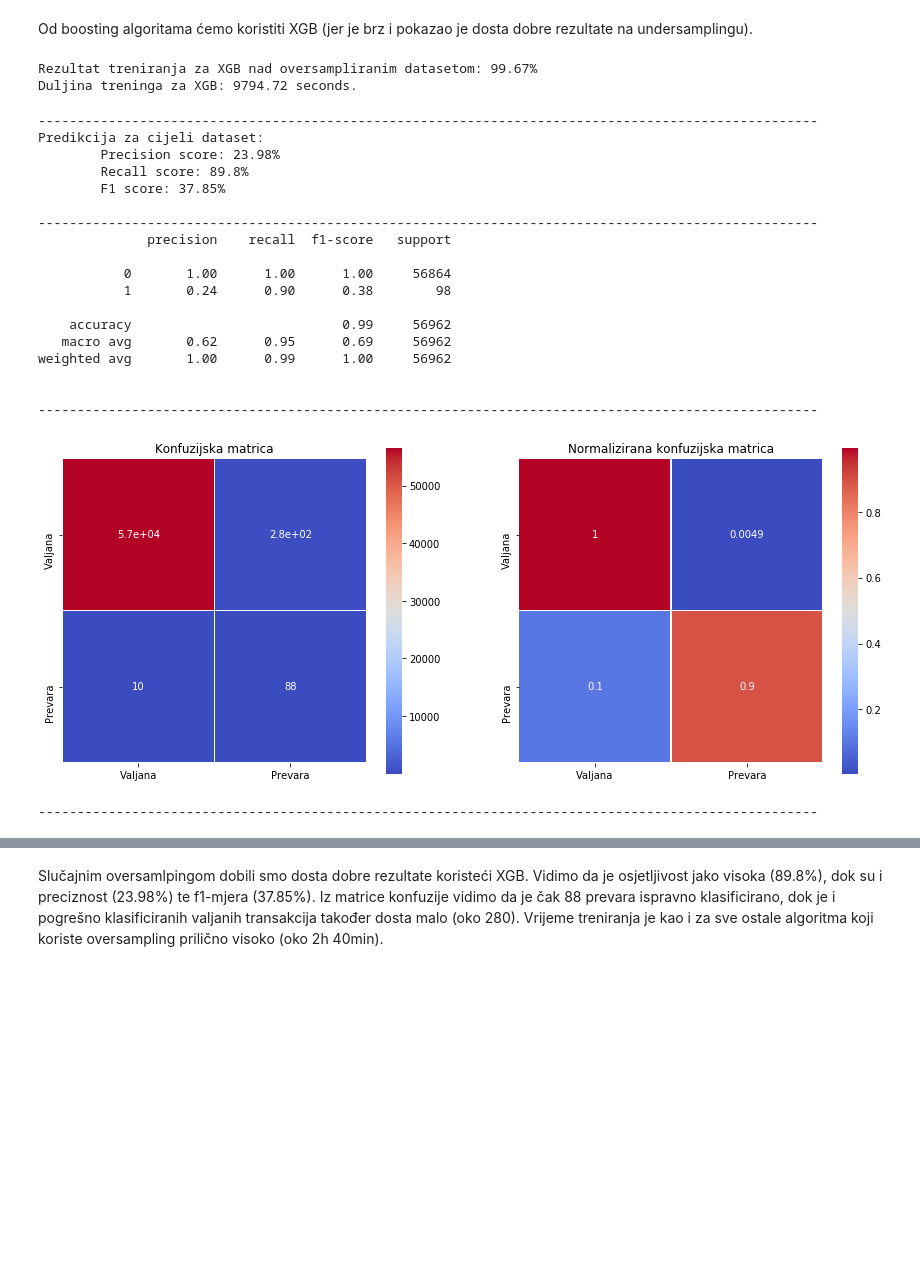
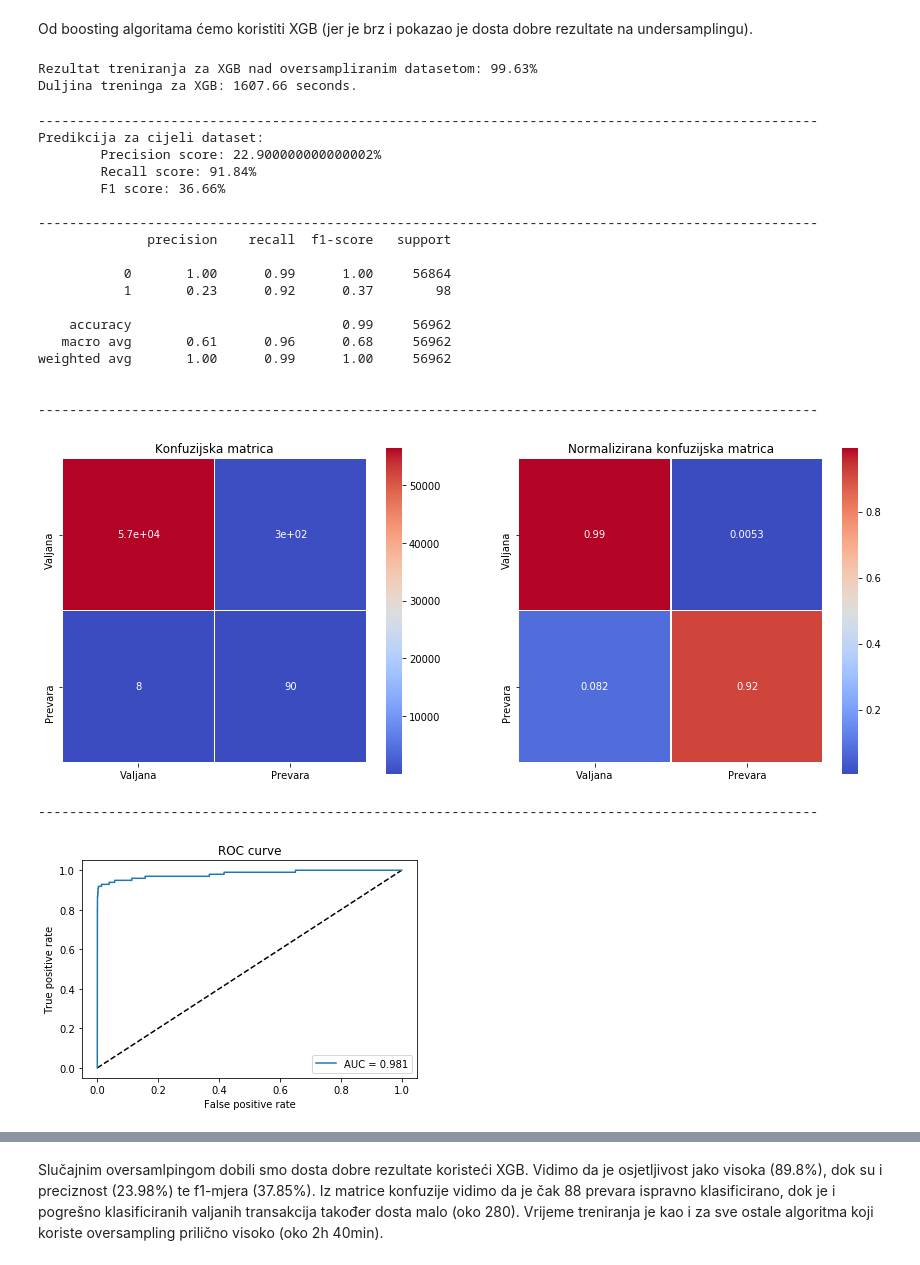
Before and after one commit to occamsrazor81/creditCard, a Jupyter notebook: oversampling_ccfd.ipynb, the cells around one changed output, grey strips where cells are left out. Drawn from its saved outputs; the diff is of its cells as text; code cells hidden in the pictures; blank space fills up the shorter version.

Commit message:
added 0.5, 0.33 undersampling and ROC (PR)-curves

```diff
--- a/oversampling_ccfd.ipynb
+++ b/oversampling_ccfd.ipynb
@@ -284,0 +258,13 @@ Kombinacijom SMOTE-a i nasumičnog undersamplinga dobili smo iste rezultate kao
+# %%
+log_reg_t_osample_start = time.time()
+grid_log_reg_osample = GridSearchCV(LogisticRegression(solver='liblinear'), log_reg_params)
+grid_log_reg_osample.fit(X_osample_train, y_osample_train)
+log_reg_est_osample = grid_log_reg_osample.best_estimator_
+log_reg_params_osample = grid_log_reg_osample.best_params_
+print('Najbolji parametri: ' + str(log_reg_params_osample))
+
+log_reg_training_score_params_osample = cross_val_score(log_reg_est_osample, X_osample_train, y_osample_train, cv=rskf)
+log_reg_t_osample_end = time.time()
+print('Rezultat treniranja za logističku regresiju nad oversampliranim datasetom (sa parametrima): '
+     + str(round(log_reg_training_score_params_osample.mean(), 4) * 100) + '%')
+print('Duljina treninga za logističku regresiju (sa parametrima): ' + str(round(log_reg_t_osample_end - log_reg_t_osample_start, 2)) + ' seconds.')
@@ -466,29 +632,31 @@ print('Rezultat treniranja za XGB nad oversampliranim datasetom: '
      + str(round(osample_xgb_training_score.mean(), 4) * 100) + '%')
 print('Duljina treninga za XGB: ' + str(round(xgb_t_end - xgb_t_start, 2)) + ' seconds.')
 # %% [output]
-Rezultat treniranja za XGB nad oversampliranim datasetom: 99.67%
-Duljina treninga za XGB: 9794.72 seconds.
+Rezultat treniranja za XGB nad oversampliranim datasetom: 99.63%
+Duljina treninga za XGB: 1607.66 seconds.
 # %%
 osample_pred_xgb = osample_xgb.predict(X_data_test)
-print_everything(y_data_test, osample_pred_xgb, y_data_test_non_fraud_num, y_data_test_fraud_num, None, False)
+osample_score_xgb = osample_xgb.predict_proba(X_data_test)[:, 1]
+print_everything(y_data_test, osample_pred_xgb, y_data_test_non_fraud_num, y_data_test_fraud_num, osample_score_xgb, True)
 # %% [output]
 ----------------------------------------------------------------------------------------------------
 Predikcija za cijeli dataset:
-        Precision score: 23.98%
-        Recall score: 89.8%
-        F1 score: 37.85%
+        Precision score: 22.900000000000002%
+        Recall score: 91.84%
+        F1 score: 36.66%
 
 ----------------------------------------------------------------------------------------------------
               precision    recall  f1-score   support
 
-           0       1.00      1.00      1.00     56864
-           1       0.24      0.90      0.38        98
+           0       1.00      0.99      1.00     56864
+           1       0.23      0.92      0.37        98
 
     accuracy                           0.99     56962
-   macro avg       0.62      0.95      0.69     56962
+   macro avg       0.61      0.96      0.68     56962
 weighted avg       1.00      0.99      1.00     56962
 
 
 ----------------------------------------------------------------------------------------------------
-[figure, old version]
+[figure, new version]
 ----------------------------------------------------------------------------------------------------
+[figure, added]
```
Also changed, not shown: parts of 44 cells of this notebook, 2 other files.
